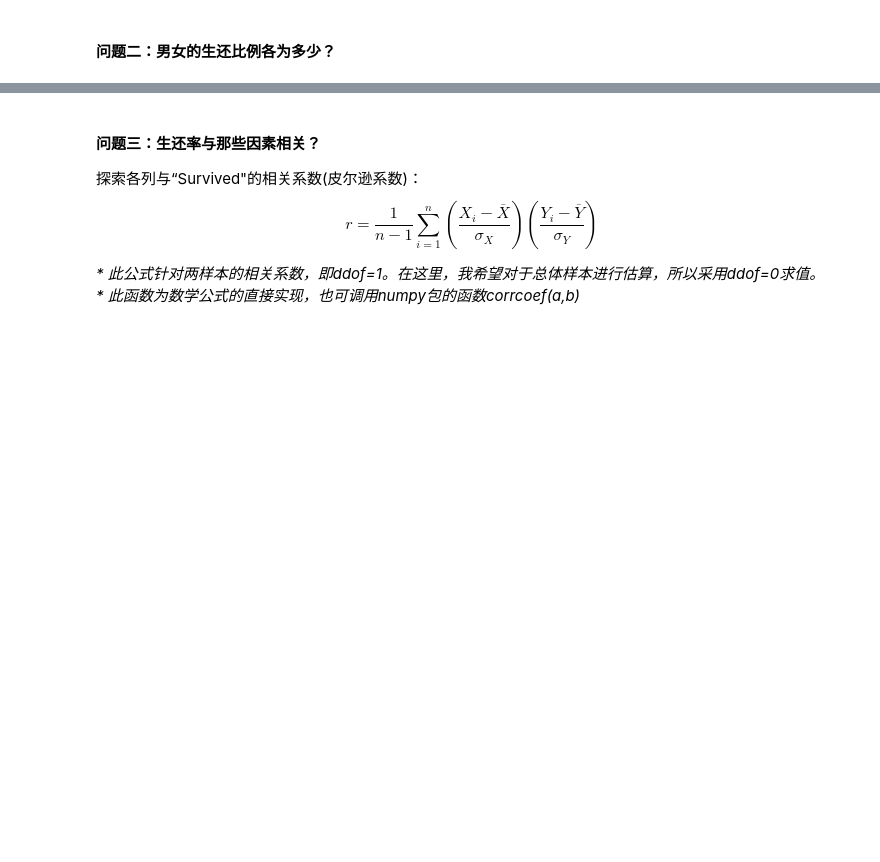
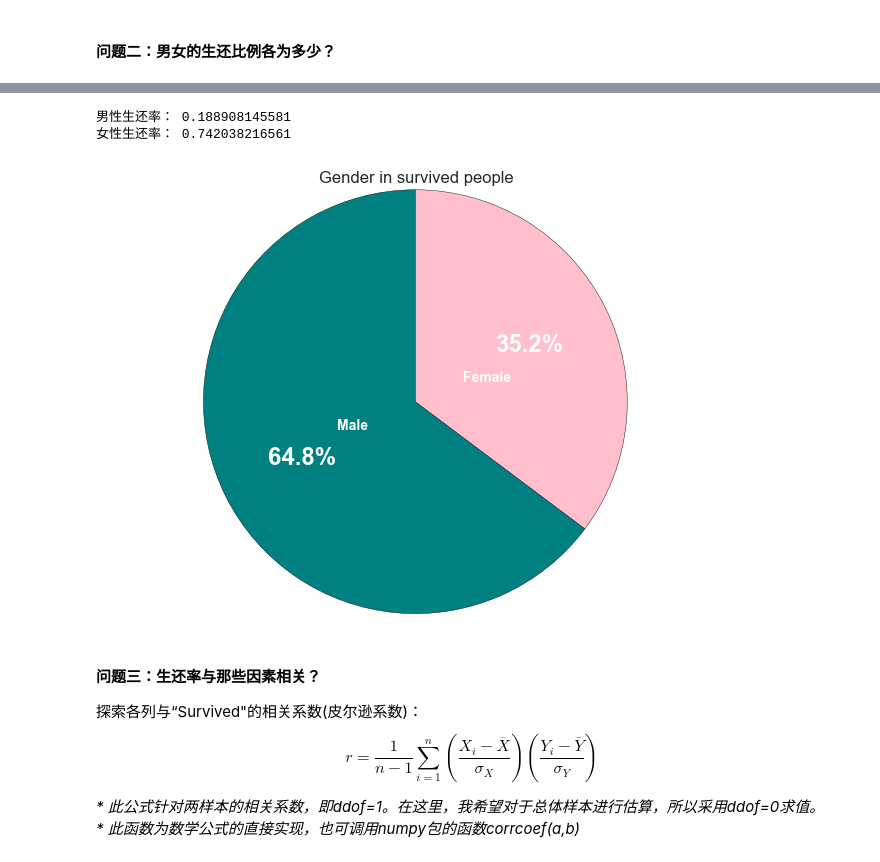
Before and after one commit to deCHN/DA-P2, a Jupyter notebook: titanic_data_explore.ipynb, the cells around one changed output, grey strips where cells are left out. Drawn from its saved outputs; the diff is of its cells as text; code cells hidden in the pictures; blank space fills up the shorter version.

```diff
--- a/titanic_data_explore.ipynb
+++ b/titanic_data_explore.ipynb
@@ -157,3 +149,22 @@ print '女性生还率：', female.Survived.sum() / float(len(female)) * 100, '%
+# %%
+male = df[df.Sex=='male'].Survived
+female = df[df.Sex=='female'].Survived
+print '男性生还率：', male.mean()
+print '女性生还率：', female.mean()
+plt.pie([len(male),len(female)],
+       labels=['Male', 'Female'],
+        labeldistance=0.25,
+        colors=['teal', 'pink'],
+        autopct='%1.1f%%',
+        startangle=90,
+        textprops={'weight': 'bold', 'color': 'white', 'fontsize':'x-large'})
+plt.title("Gender in survived people")
+plt.axis('equal')
+plt.show()
+# %% [output]
+男性生还率： 0.188908145581
+女性生还率： 0.742038216561
+[figure, added]
 # %% [markdown]
 #### 问题三：生还率与那些因素相关？
 探索各列与“Survived"的相关系数(皮尔逊系数)：
```
Also changed, not shown: parts of 8 cells of this notebook.
